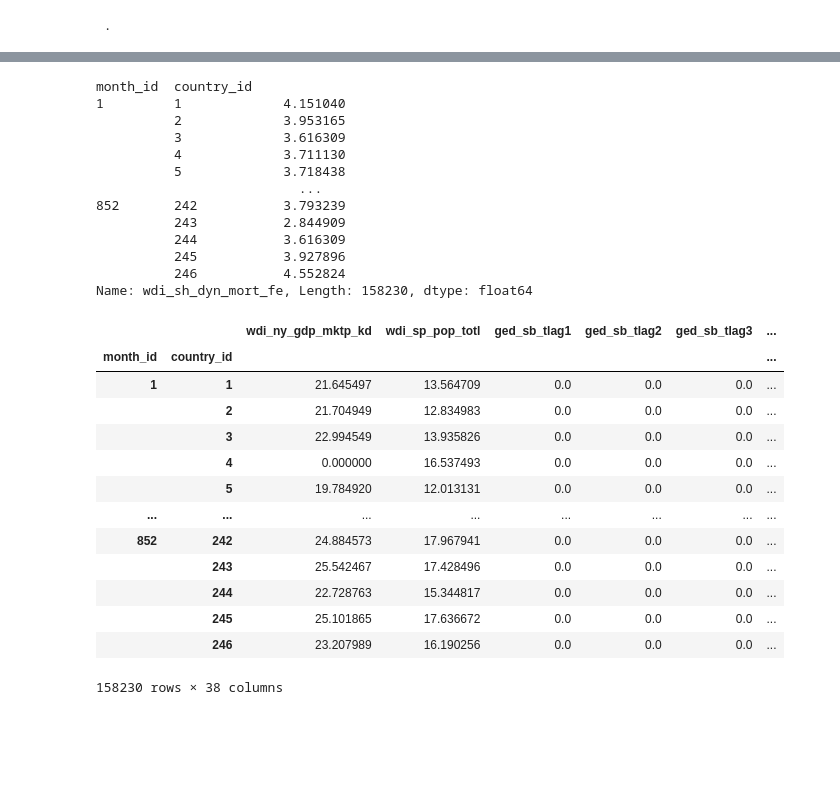
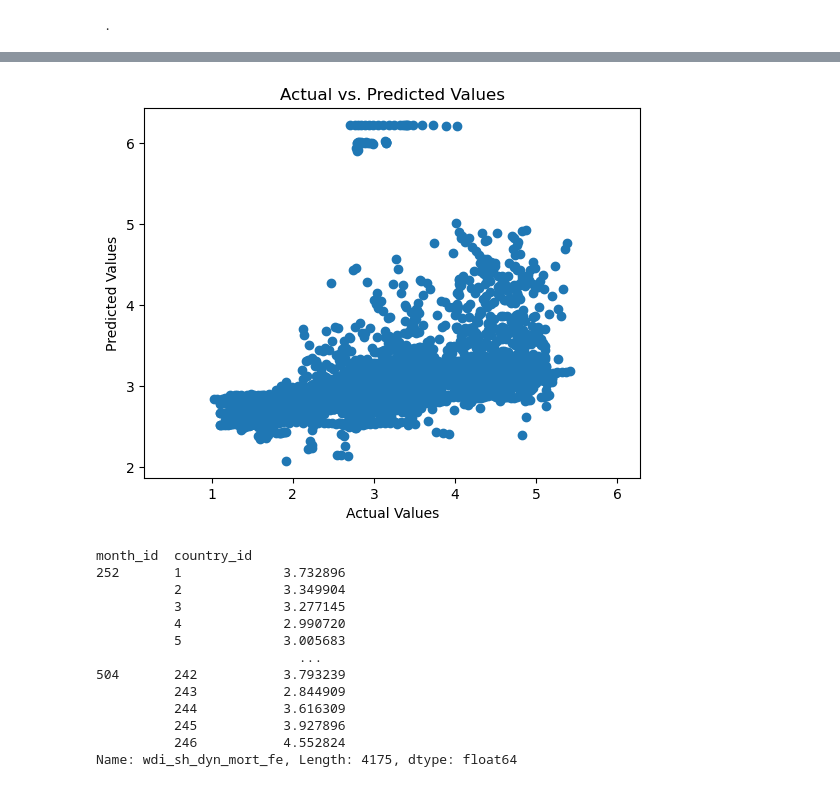
Before and after one commit to prio-data/Monthly-to-Annually-Link, a Jupyter notebook: fixed-effects.ipynb, the cells around one changed output, grey strips where cells are left out. Cells and saved outputs as stored; diff of their text form; code cells hidden in the pictures; blank space fills up the shorter version.

```diff
--- a/fixed-effects.ipynb
+++ b/fixed-effects.ipynb
@@ -34,0 +36,20 @@ df
+# %%
+df['country_id'] = df.index.get_level_values('country_id')
+# %%
+df = df.query('month_id > 240 & month_id < 505 & month_id%12 == 0 & country_id<185')
+# %%
+y = df['wdi_sh_dyn_mort_fe']
+X = df.drop(columns=['wdi_sh_dyn_mort_fe'])  # Remove the target column from the features
+
+# Add a constant to the independent variables (intercept term)
+X = sm.add_constant(X)
+#X = X.fillna(X.mean())
+
+# Create the OLS model
+model = sm.OLS(y, X)
+
+# Fit the model
+results = model.fit()
+
+# Get the summary of the OLS model
+print(results.summary())
@@ -35,33 +74,29 @@ df
+# %%
+predictions = results.predict(X)
+# %%
+plt.scatter(y, predictions)
+plt.axis('equal')
+
+
+plt.xlabel("Actual Values")
+plt.ylabel("Predicted Values")
+plt.title("Actual vs. Predicted Values")
+plt.show()
+# %% [output]
+[figure, added]
 # %%
 y
 # %% [output]
 month_id  country_id
-1         1             4.151040
-          2             3.953165
-          3             3.616309
-          4             3.711130
-          5             3.718438
+252       1             3.732896
+          2             3.349904
+          3             3.277145
+          4             2.990720
+          5             3.005683
                           ...
-852       242           3.793239
+504       242           3.793239
           243           2.844909
           244           3.616309
           245           3.927896
           246           4.552824
-Name: wdi_sh_dyn_mort_fe, Length: 158230, dtype: float64
+Name: wdi_sh_dyn_mort_fe, Length: 4175, dtype: float64
-# %%
-X
-# %% [output]
-|  |  | wdi_ny_gdp_mktp_kd | wdi_sp_pop_totl | ged_sb_tlag1 | ged_sb_tlag2 | ged_sb_tlag3 | ... |
-| month_id | country_id |  |  |  |  |  | ... |
-| 1 | 1 | 21.645497 | 13.564709 | 0.0 | 0.0 | 0.0 | ... |
-|  | 2 | 21.704949 | 12.834983 | 0.0 | 0.0 | 0.0 | ... |
-|  | 3 | 22.994549 | 13.935826 | 0.0 | 0.0 | 0.0 | ... |
-|  | 4 | 0.000000 | 16.537493 | 0.0 | 0.0 | 0.0 | ... |
-|  | 5 | 19.784920 | 12.013131 | 0.0 | 0.0 | 0.0 | ... |
-| ... | ... | ... | ... | ... | ... | ... | ... |
-| 852 | 242 | 24.884573 | 17.967941 | 0.0 | 0.0 | 0.0 | ... |
-|  | 243 | 25.542467 | 17.428496 | 0.0 | 0.0 | 0.0 | ... |
-|  | 244 | 22.728763 | 15.344817 | 0.0 | 0.0 | 0.0 | ... |
-|  | 245 | 25.101865 | 17.636672 | 0.0 | 0.0 | 0.0 | ... |
-|  | 246 | 23.207989 | 16.190256 | 0.0 | 0.0 | 0.0 | ... |
-158230 rows × 38 columns
```
Also changed, not shown: parts of 10 cells of this notebook, 4 other files.
